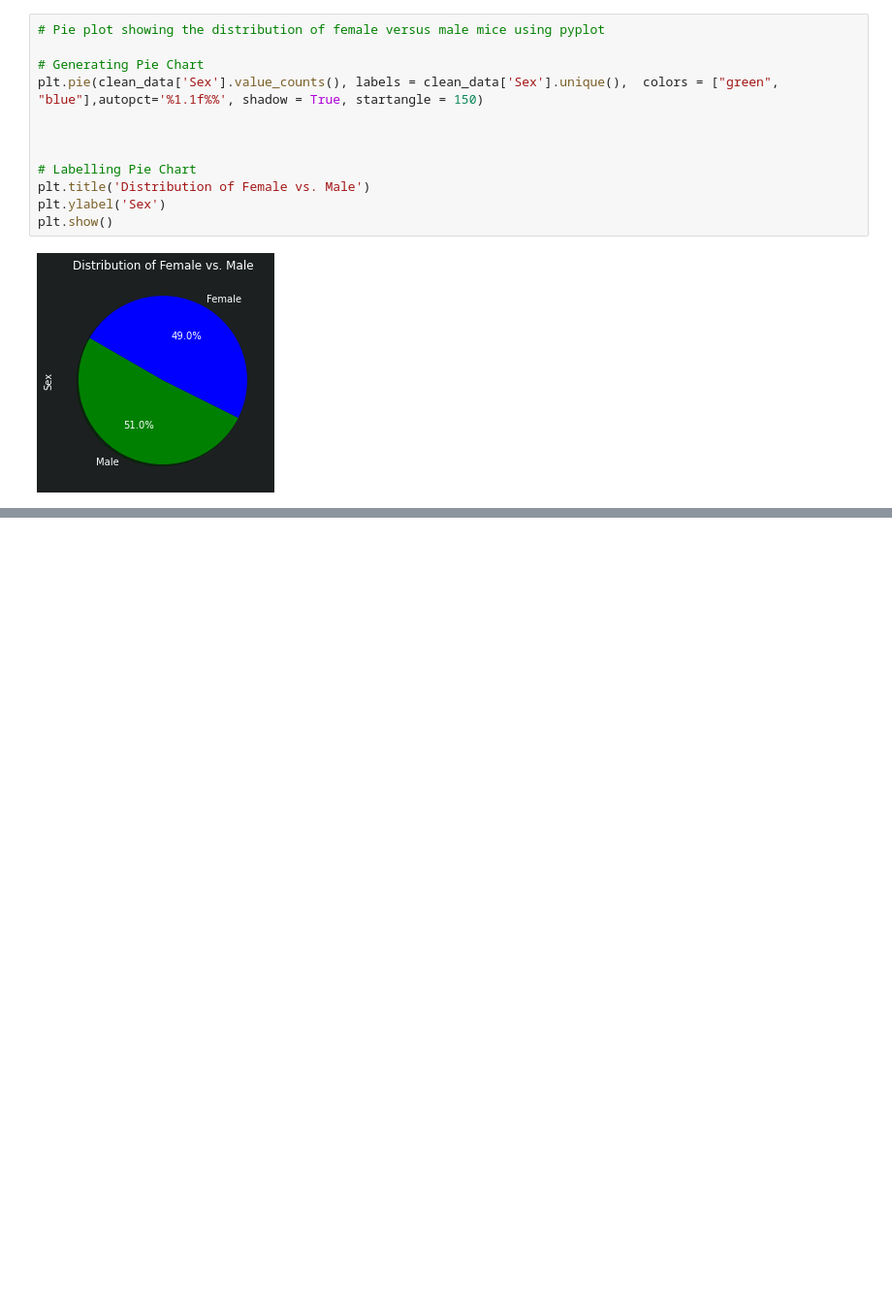
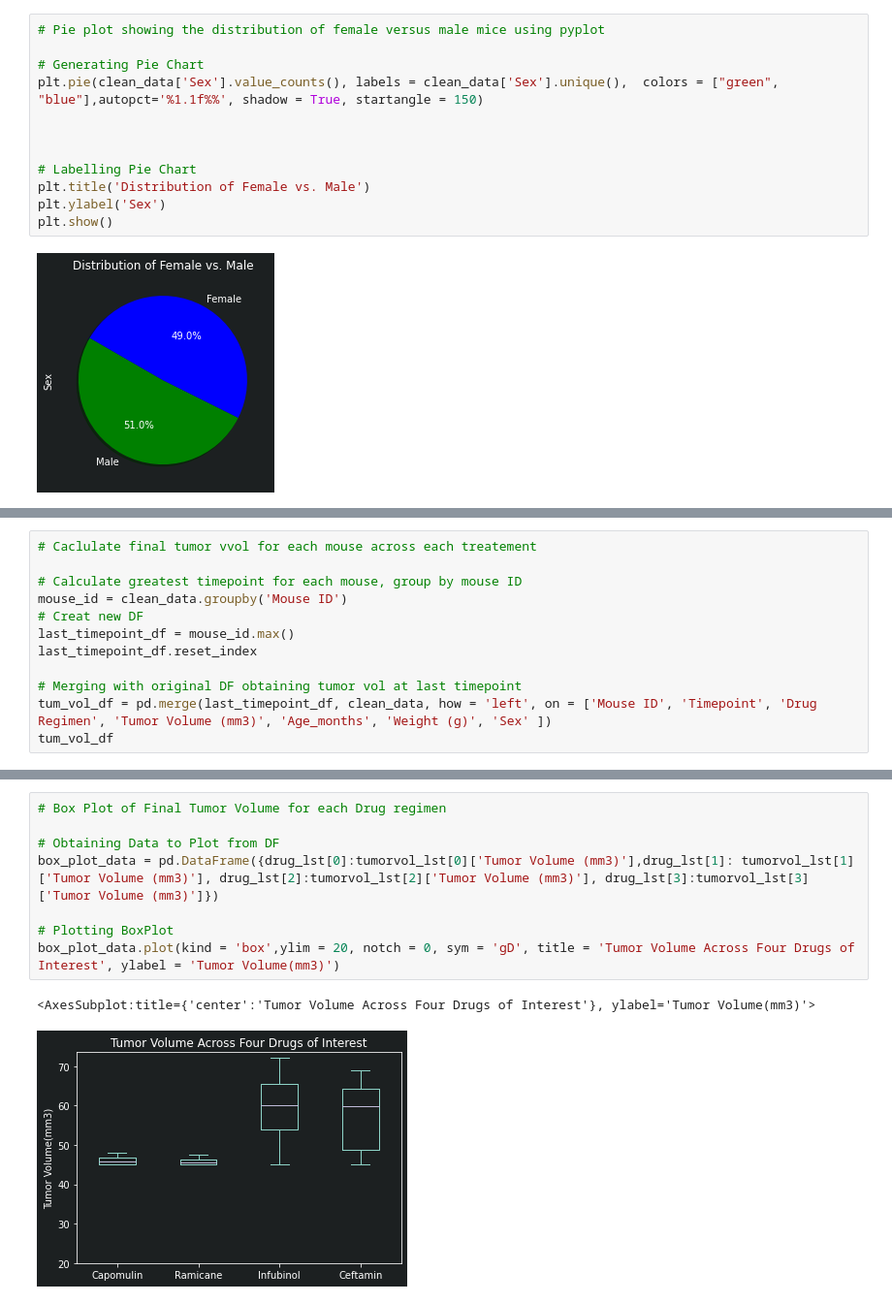
Before and after one commit to MohammedRizwan-1/MatPlotLib--Challenges, a Jupyter notebook: Data Anaylsis Script.ipynb, the cells around one changed output, grey strips where cells are left out. Shown at 97% size. Cells and saved outputs as stored; diff of their text form; blank space fills up the shorter version.

```diff
--- a/Data Anaylsis Script.ipynb
+++ b/Data Anaylsis Script.ipynb
@@ -184,0 +204,12 @@ plt.show()
+# %%
+# Caclulate final tumor vvol for each mouse across each treatement
+
+# Calculate greatest timepoint for each mouse, group by mouse ID
+mouse_id = clean_data.groupby('Mouse ID')
+# Creat new DF
+last_timepoint_df = mouse_id.max()
+last_timepoint_df.reset_index
+
+# Merging with original DF obtaining tumor vol at last timepoint
+tum_vol_df = pd.merge(last_timepoint_df, clean_data, how = 'left', on = ['Mouse ID', 'Timepoint', 'Drug Regimen', 'Tumor Volume (mm3)', 'Age_months', 'Weight (g)', 'Sex' ])
+tum_vol_df
@@ -184,0 +287,11 @@ plt.show()
+# %%
+# Box Plot of Final Tumor Volume for each Drug regimen
+
+# Obtaining Data to Plot from DF
+box_plot_data = pd.DataFrame({drug_lst[0]:tumorvol_lst[0]['Tumor Volume (mm3)'],drug_lst[1]: tumorvol_lst[1]['Tumor Volume (mm3)'], drug_lst[2]:tumorvol_lst[2]['Tumor Volume (mm3)'], drug_lst[3]:tumorvol_lst[3]['Tumor Volume (mm3)']})
+
+# Plotting BoxPlot
+box_plot_data.plot(kind = 'box',ylim = 20, notch = 0, sym = 'gD', title = 'Tumor Volume Across Four Drugs of Interest', ylabel = 'Tumor Volume(mm3)')
+# %% [output]
+<AxesSubplot:title={'center':'Tumor Volume Across Four Drugs of Interest'}, ylabel='Tumor Volume(mm3)'>
+[figure, added]
```
Also changed, not shown: parts of 9 cells of this notebook.
